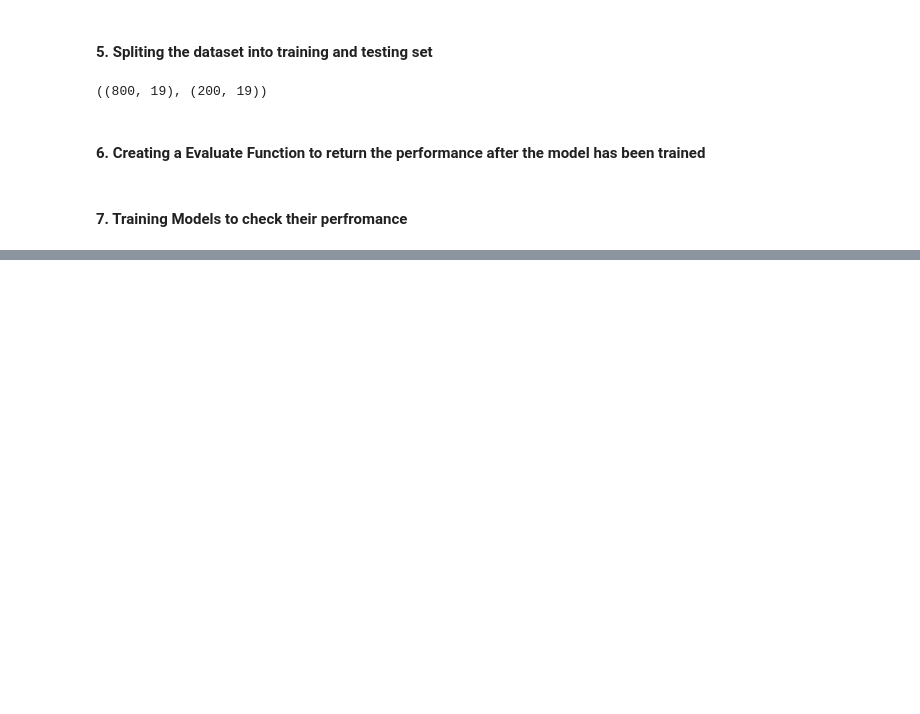
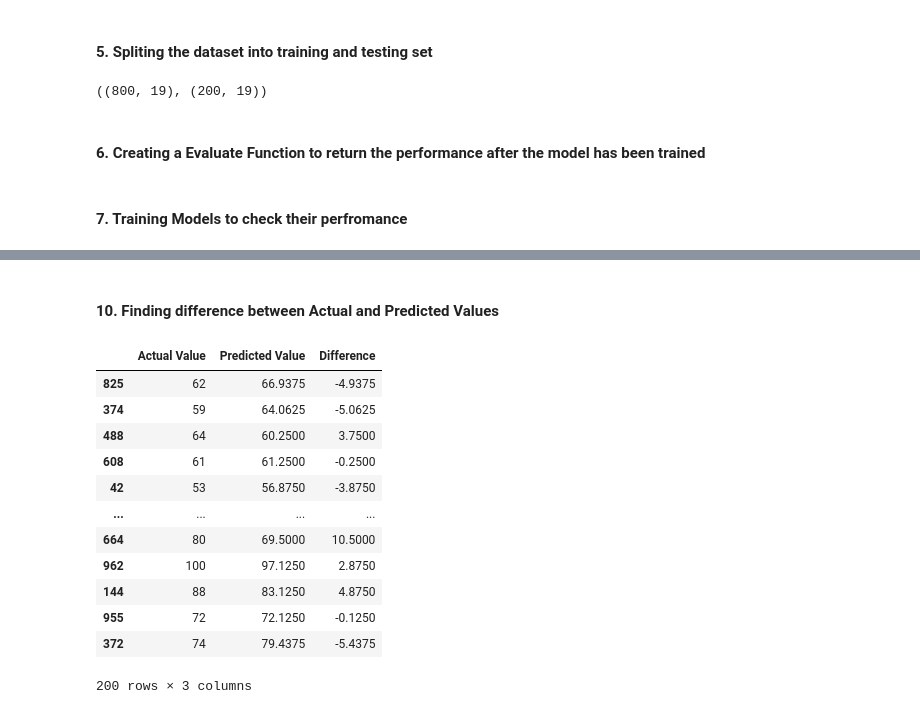
Before and after one commit to VirajTapkir/ML-Project-Containerized_Student_Performance_Forecaster_on_AWS_EC2, a Jupyter notebook: notebook/2. MODEL TRAINING.ipynb, the cells around one changed output, grey strips where cells are left out. Cells and saved outputs as stored; diff of their text form; code cells hidden in the pictures; blank space fills up the shorter version.

```diff
--- a/notebook/2. MODEL TRAINING.ipynb
+++ b/notebook/2. MODEL TRAINING.ipynb
@@ -136,0 +236,19 @@ models = {
+# %% [markdown]
+#### 10. Finding difference between Actual and Predicted Values
+# %%
+pred_diff = pd.DataFrame({"Actual Value": Y_test, "Predicted Value": y_pred, "Difference": Y_test-y_pred})
+pred_diff
+# %% [output]
+|  | Actual Value | Predicted Value | Difference |
+| 825 | 62 | 66.9375 | -4.9375 |
+| 374 | 59 | 64.0625 | -5.0625 |
+| 488 | 64 | 60.2500 | 3.7500 |
+| 608 | 61 | 61.2500 | -0.2500 |
+| 42 | 53 | 56.8750 | -3.8750 |
+| ... | ... | ... | ... |
+| 664 | 80 | 69.5000 | 10.5000 |
+| 962 | 100 | 97.1250 | 2.8750 |
+| 144 | 88 | 83.1250 | 4.8750 |
+| 955 | 72 | 72.1250 | -0.1250 |
+| 372 | 74 | 79.4375 | -5.4375 |
+200 rows × 3 columns
```
Also changed, not shown: parts of 7 cells of this notebook, 5 other files.
